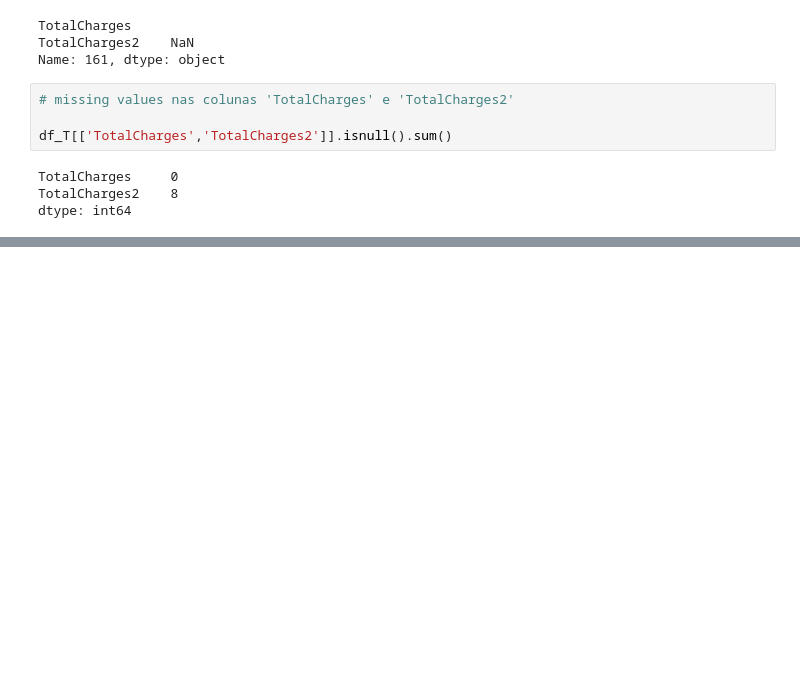
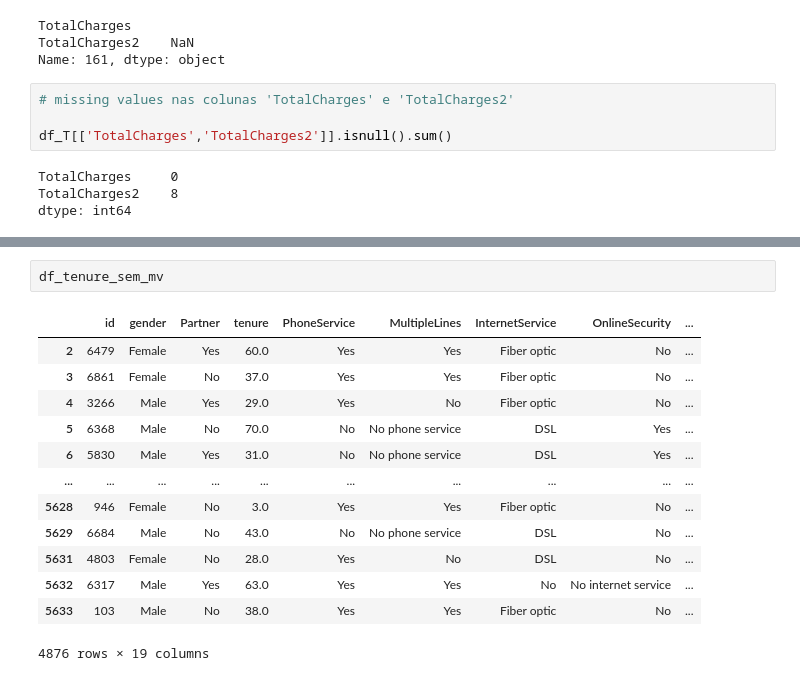
Before and after one commit to atarasaki/DSWP-editados, a Jupyter notebook: 2020-11-23-LabDataChurn.ipynb, the cells around one changed output, grey strips where cells are left out. Cells and saved outputs as stored; diff of their text form; blank space fills up the shorter version.

```diff
--- a/2020-11-23-LabDataChurn.ipynb
+++ b/2020-11-23-LabDataChurn.ipynb
@@ -187,0 +400,16 @@ dtype: int64
+# %%
+df_tenure_sem_mv
+# %% [output]
+|  | id | gender | Partner | tenure | PhoneService | MultipleLines | InternetService | OnlineSecurity | ... |
+| 2 | 6479 | Female | Yes | 60.0 | Yes | Yes | Fiber optic | No | ... |
+| 3 | 6861 | Female | No | 37.0 | Yes | Yes | Fiber optic | No | ... |
+| 4 | 3266 | Male | Yes | 29.0 | Yes | No | Fiber optic | No | ... |
+| 5 | 6368 | Male | No | 70.0 | No | No phone service | DSL | Yes | ... |
+| 6 | 5830 | Male | Yes | 31.0 | No | No phone service | DSL | Yes | ... |
+| ... | ... | ... | ... | ... | ... | ... | ... | ... | ... |
+| 5628 | 946 | Female | No | 3.0 | Yes | Yes | Fiber optic | No | ... |
+| 5629 | 6684 | Male | No | 43.0 | No | No phone service | DSL | No | ... |
+| 5631 | 4803 | Female | No | 28.0 | Yes | No | DSL | No | ... |
+| 5632 | 6317 | Male | Yes | 63.0 | Yes | Yes | No | No internet service | ... |
+| 5633 | 103 | Male | No | 38.0 | Yes | Yes | Fiber optic | No | ... |
+4876 rows × 19 columns
```
Also changed, not shown: parts of 21 cells of this notebook.
